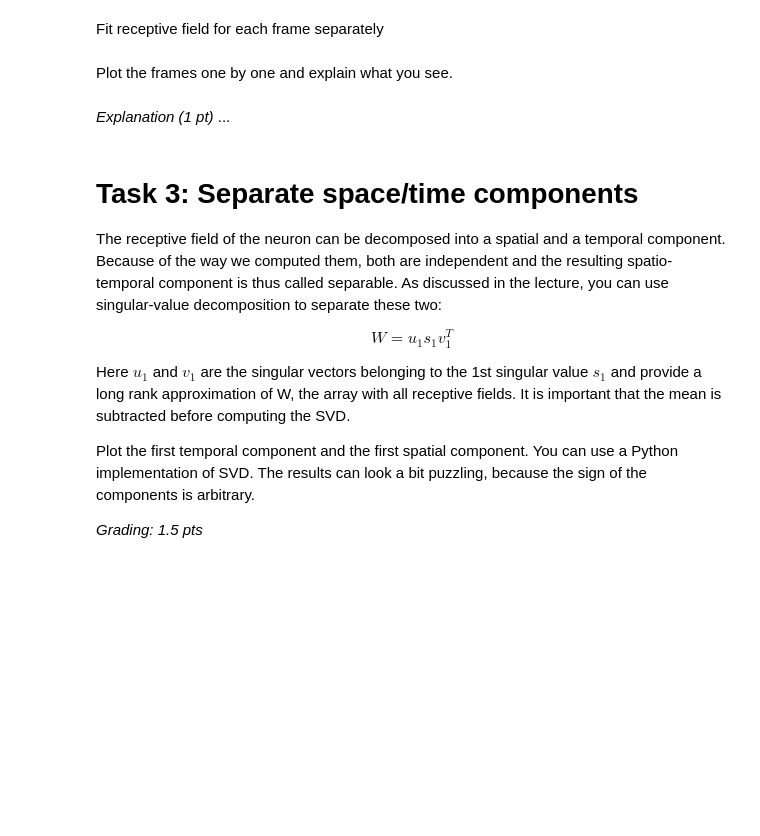
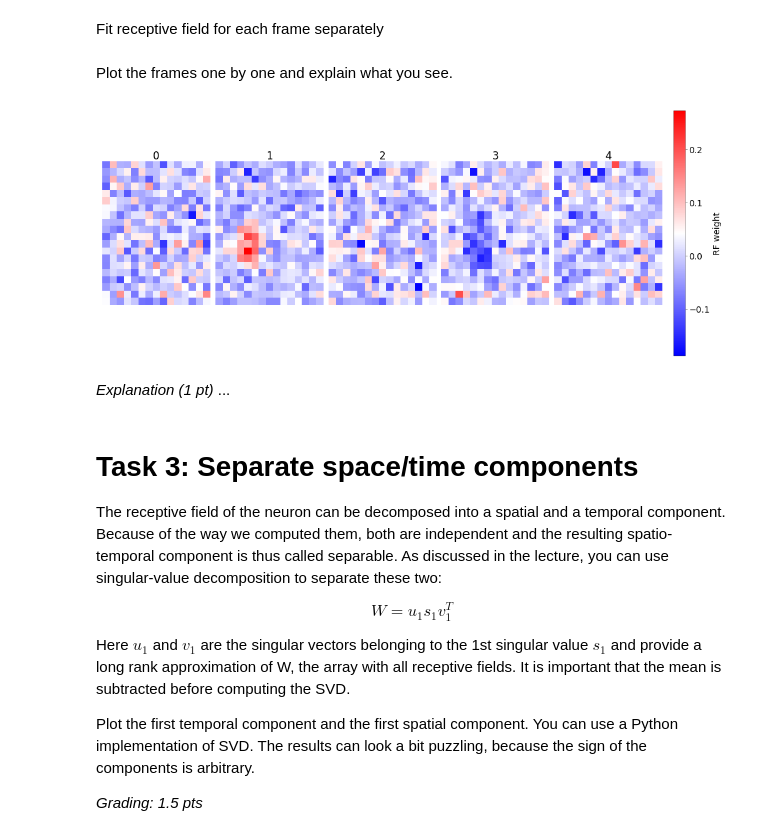
Before and after one commit to flobu98/neural_data_science, a Jupyter notebook: CodingLab5_FRA.ipynb, the cells around one changed output. Drawn from its saved outputs; the diff is of its cells as text; code cells hidden in the pictures; blank space fills up the shorter version.

```diff
--- a/CodingLab5_FRA.ipynb
+++ b/CodingLab5_FRA.ipynb
@@ -414,2 +431,19 @@ Create vector of spike counts
+# %%
+# ------------------------------------------
+# Bin the spike counts at the same temporal
+# resolution as the stimulus (0.5 pts)
+# ------------------------------------------
+
+# number of frames we have stimulus for
+n_frames = s.shape[1]
+
+# pre-allocate spike‐count vector
+c = np.zeros(n_frames, dtype=int)
+
+# for each frame i, count spikes that occur between trigger[i] and trigger[i+1]
+for i in range(n_frames):
+    t_start = trigger[i]
+    t_end = trigger[i + 1]
+    c[i] = np.sum((t >= t_start) & (t < t_end))
 # %% [markdown]
 Fit receptive field for each frame separately
@@ -437,3 +498,30 @@ fig, ax = plt.subplot_mosaic(mosaic=[delta], figsize=(10, 4), constrained_layout
+# %%
+# --------------------------------------------
+# Plot all 5 frames of the fitted RFs (1 pt)
+# --------------------------------------------
+
+fig, ax = plt.subplot_mosaic(mosaic=[delta], figsize=(10, 4), constrained_layout=True)
+
+# Plot each filter
+for i, label in enumerate(delta):
+    rf2d = w_hat[:, i].reshape((20, 15))  # back to 2D
+    im = ax[label].imshow(rf2d, cmap="bwr", vmin=w_hat.min(), vmax=w_hat.max())
+    ax[label].set_title(label)
+    ax[label].axis("off")
+
+# Shared colorbar
+fig.colorbar(
+    im,
+    ax=list(ax.values()),
+    orientation="vertical",
+    fraction=0.046,
+    pad=0.02,
+    label="RF weight",
+)
+
+plt.show()
+# %% [output]
+[figure, added]
 # %% [markdown]
 _Explanation (1 pt)_
 ...
```
Also changed, not shown: parts of 23 cells of this notebook.
